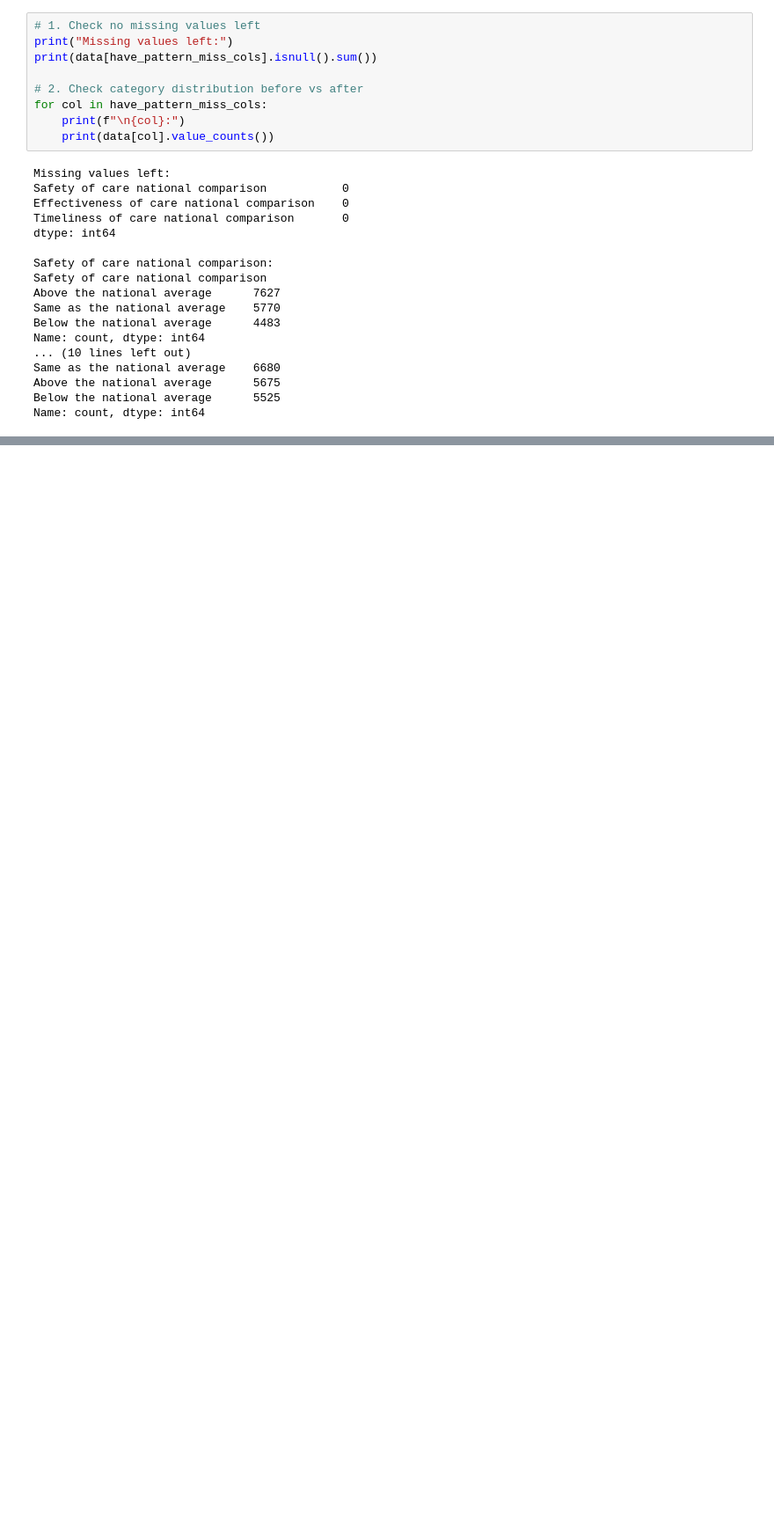
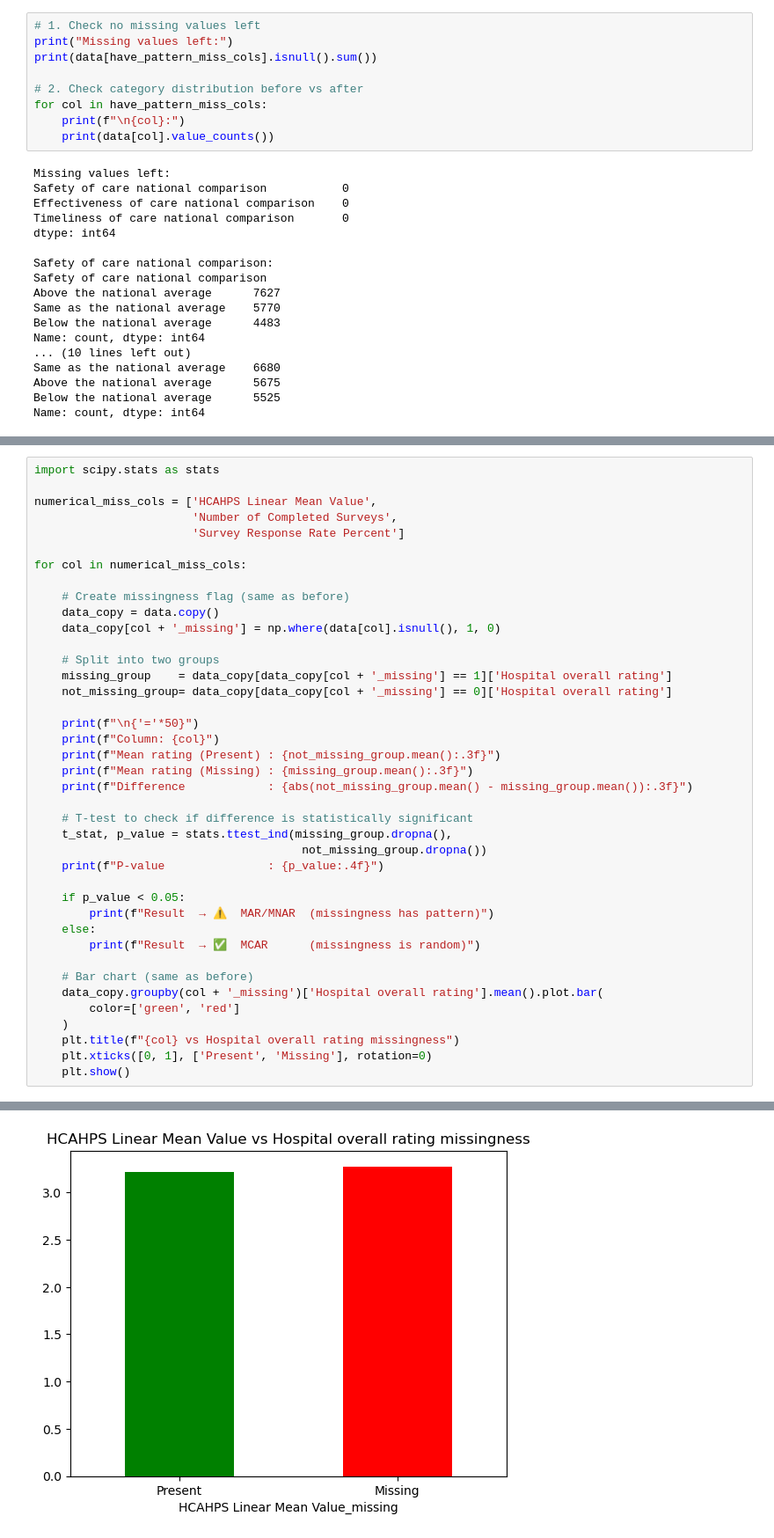
Before and after one commit to ShiharaXcor/tpms-healthcare-satisfaction-analysis, a Jupyter notebook: notebook/data-cleaning.ipynb, the cells around one changed output, grey strips where cells are left out. Shown at 88% size. Saved outputs shown, nothing was run; the diff lists cells and outputs as text; blank space fills up the shorter version.

Commit message:
handle the   numerical  columns  missing  values

```diff
--- a/notebook/data-cleaning.ipynb
+++ b/notebook/data-cleaning.ipynb
@@ -553,0 +583,41 @@ Name: count, dtype: int64
+# %%
+import scipy.stats as stats
+
+numerical_miss_cols = ['HCAHPS Linear Mean Value',
+                       'Number of Completed Surveys',
+                       'Survey Response Rate Percent']
+
+for col in numerical_miss_cols:
+
+    # Create missingness flag (same as before)
+    data_copy = data.copy()
+    data_copy[col + '_missing'] = np.where(data[col].isnull(), 1, 0)
+
+    # Split into two groups
+    missing_group    = data_copy[data_copy[col + '_missing'] == 1]['Hospital overall rating']
+    not_missing_group= data_copy[data_copy[col + '_missing'] == 0]['Hospital overall rating']
+
+    print(f"\n{'='*50}")
+    print(f"Column: {col}")
+    print(f"Mean rating (Present) : {not_missing_group.mean():.3f}")
+    print(f"Mean rating (Missing) : {missing_group.mean():.3f}")
+    print(f"Difference            : {abs(not_missing_group.mean() - missing_group.mean()):.3f}")
+
+    # T-test to check if difference is statistically significant
+    t_stat, p_value = stats.ttest_ind(missing_group.dropna(),
+                                       not_missing_group.dropna())
+    print(f"P-value               : {p_value:.4f}")
+
+    if p_value < 0.05:
+        print(f"Result  → ⚠️  MAR/MNAR  (missingness has pattern)")
+    else:
+        print(f"Result  → ✅  MCAR      (missingness is random)")
+
+    # Bar chart (same as before)
+    data_copy.groupby(col + '_missing')['Hospital overall rating'].mean().plot.bar(
+        color=['green', 'red']
+    )
+    plt.title(f"{col} vs Hospital overall rating missingness")
+    plt.xticks([0, 1], ['Present', 'Missing'], rotation=0)
+    plt.show()
+# %% [output]
@@ -553,0 +631 @@ Name: count, dtype: int64
+[figure, added]
```
Also changed, not shown: parts of 18 cells of this notebook.
